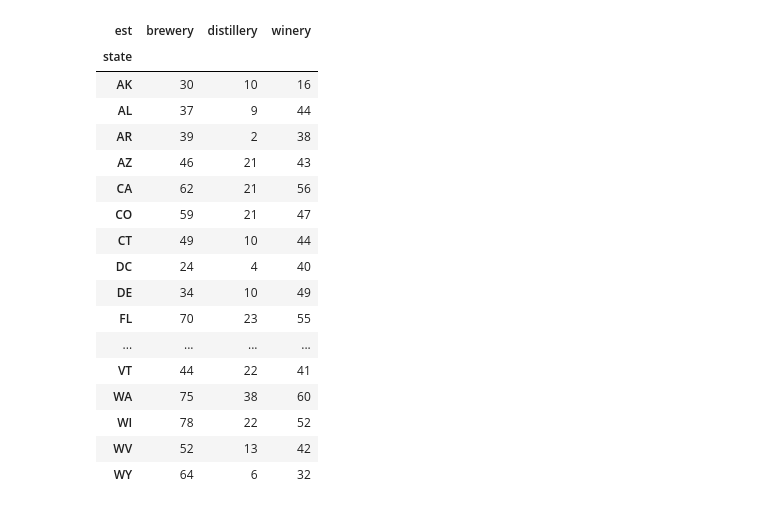
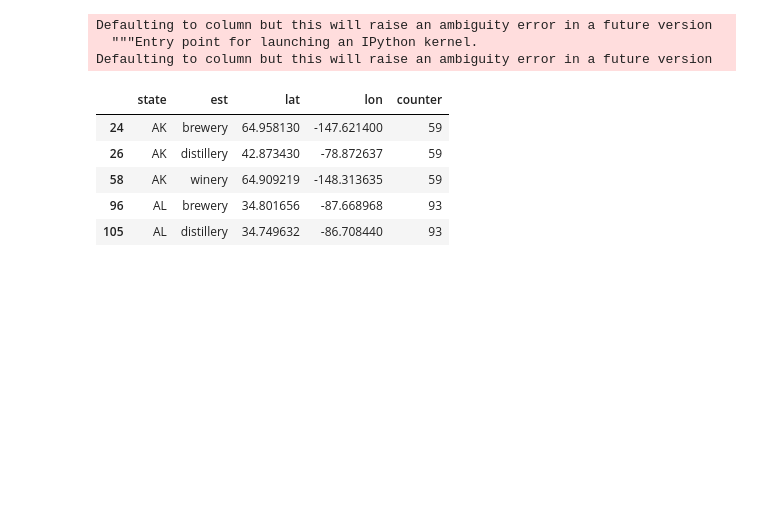
Before and after one commit to aeb8614/Project_1, a Jupyter notebook: plotting.ipynb, the cells around one changed output. Saved outputs shown, nothing was run; the diff lists cells and outputs as text; code cells hidden in the pictures; blank space fills up the shorter version.

```diff
--- a/plotting.ipynb
+++ b/plotting.ipynb
@@ -34,24 +59,0 @@ ts_bar.figure.savefig("est_state.png")
-# %%
-map_df=type_state
-map_df=map_df.iloc[:,[0,1,3,4]]
-map_df.head()
-type_state_pivot
-# %% [output]
-| est | brewery | distillery | winery |
-| state |  |  |  |
-| AK | 30 | 10 | 16 |
-| AL | 37 | 9 | 44 |
-| AR | 39 | 2 | 38 |
-| AZ | 46 | 21 | 43 |
-| CA | 62 | 21 | 56 |
-| CO | 59 | 21 | 47 |
-| CT | 49 | 10 | 44 |
-| DC | 24 | 4 | 40 |
-| DE | 34 | 10 | 49 |
-| FL | 70 | 23 | 55 |
-| ... | ... | ... | ... |
-| VT | 44 | 22 | 41 |
-| WA | 75 | 38 | 60 |
-| WI | 78 | 22 | 52 |
-| WV | 52 | 13 | 42 |
-| WY | 64 | 6 | 32 |
@@ -57,0 +64,30 @@ type_state_pivot
+# %%
+mean_lat=pd.DataFrame(temp_join.groupby(["state"])["lat"].mean()).reset_index()
+mean_lon=pd.DataFrame(temp_join.groupby(["state"])["lon"].mean()).reset_index()
+mean_lon_lat=pd.merge(mean_lat,mean_lon, on="state")
+
+mean_lon_lat=mean_lon_lat.rename(columns={"lat":"mean_lat","lon":"mean_lon"})
+mean_lon_lat=mean_lon_lat.set_index("state")
+# %% [output]
+Defaulting to column but this will raise an ambiguity error in a future version
+  """Entry point for launching an IPython kernel.
+Defaulting to column but this will raise an ambiguity error in a future version
+# %%
+new_map=map_df.set_index("state")
+
+new_map=new_map.join(new_map,lsuffix="_new_map", rsuffix="_mean_lon_lat")
+new_map.head()
+map_plot=new_map.iloc[:,[0,1,2,3]]
+map_plot=map_plot.rename(columns={"est_new_map":"est","counter_new_map":"counter","lon_new_map":"lon","lat_new_map":"lat"})
+# %%
+map_group=map_plot.reset_index()
+map_group=pd.DataFrame(map_group.groupby(["state","est","lat","lon"])["counter"].sum()).reset_index()
+map_group=map_group.drop_duplicates(subset=["state","est","counter"],keep="last")
+map_group.head()
+# %% [output]
+|  | state | est | lat | lon | counter |
+| 24 | AK | brewery | 64.958130 | -147.621400 | 59 |
+| 26 | AK | distillery | 42.873430 | -78.872637 | 59 |
+| 58 | AK | winery | 64.909219 | -148.313635 | 59 |
+| 96 | AL | brewery | 34.801656 | -87.668968 | 93 |
+| 105 | AL | distillery | 34.749632 | -86.708440 | 93 |
```
Also changed, not shown: parts of 11 cells of this notebook, 40 other files.
